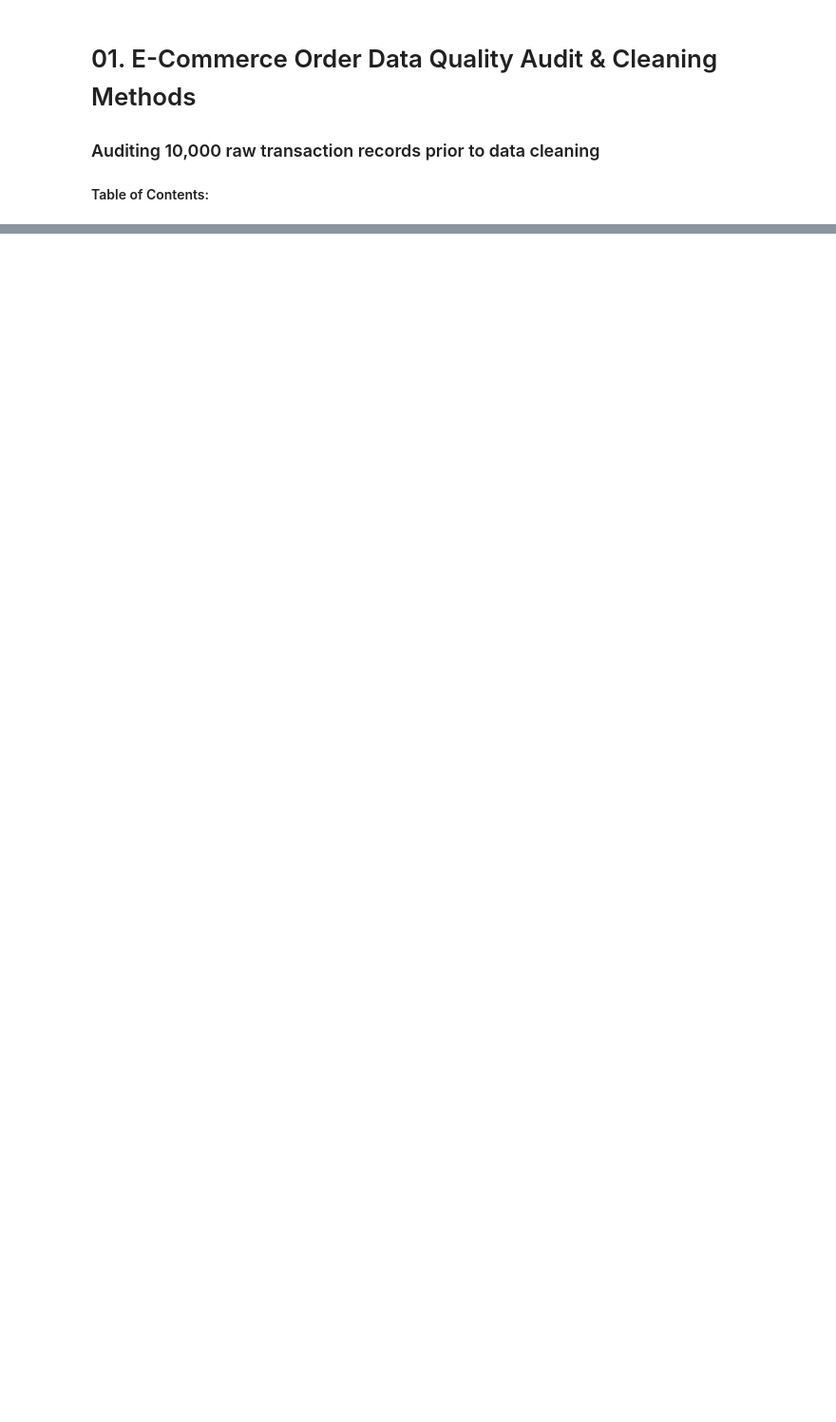
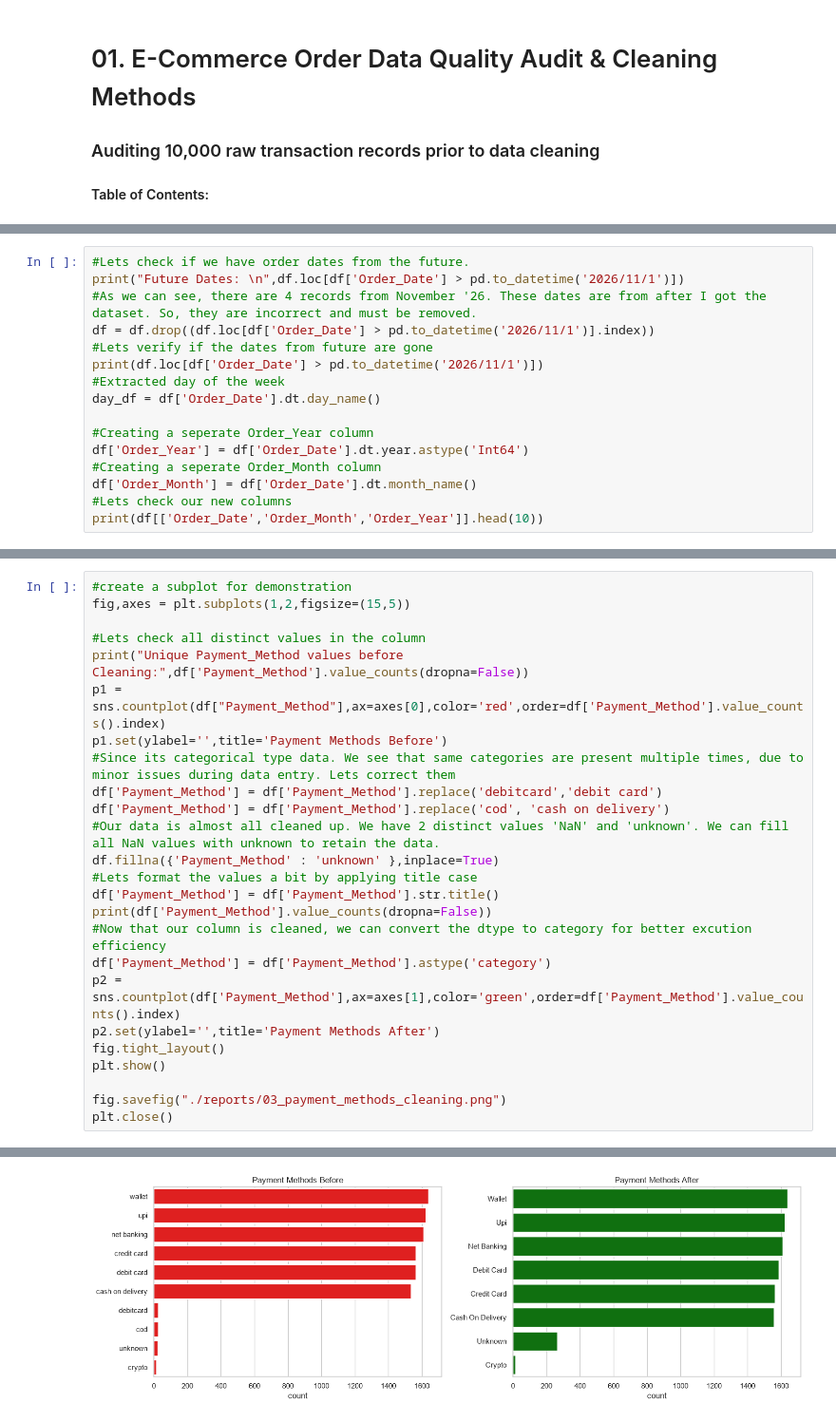
Before and after one commit to dibyajyotisamal/ecommerce-revenue-integrity-pipeline, a Jupyter notebook: notebooks/01_data_quality_check.ipynb, the cells around one changed output, grey strips where cells are left out. Shown at 95% size. Drawn from its saved outputs; the diff is of its cells as text; blank space fills up the shorter version.

```diff
--- a/notebooks/01_data_quality_check.ipynb
+++ b/notebooks/01_data_quality_check.ipynb
@@ -70,0 +372,16 @@ Name: count, dtype: int64
+# %%
+#Lets check if we have order dates from the future.
+print("Future Dates: \n",df.loc[df['Order_Date'] > pd.to_datetime('2026/11/1')])
+#As we can see, there are 4 records from November '26. These dates are from after I got the dataset. So, they are incorrect and must be removed.
+df = df.drop((df.loc[df['Order_Date'] > pd.to_datetime('2026/11/1')].index))
+#Lets verify if the dates from future are gone
+print(df.loc[df['Order_Date'] > pd.to_datetime('2026/11/1')])
+#Extracted day of the week
+day_df = df['Order_Date'].dt.day_name()
+
+#Creating a seperate Order_Year column
+df['Order_Year'] = df['Order_Date'].dt.year.astype('Int64')
+#Creating a seperate Order_Month column
+df['Order_Month'] = df['Order_Date'].dt.month_name()
+#Lets check our new columns
+print(df[['Order_Date','Order_Month','Order_Year']].head(10))
@@ -70,0 +412,26 @@ Name: count, dtype: int64
+# %%
+#create a subplot for demonstration
+fig,axes = plt.subplots(1,2,figsize=(15,5))
+
+#Lets check all distinct values in the column
+print("Unique Payment_Method values before Cleaning:",df['Payment_Method'].value_counts(dropna=False))
+p1 = sns.countplot(df["Payment_Method"],ax=axes[0],color='red',order=df['Payment_Method'].value_counts().index)
+p1.set(ylabel='',title='Payment Methods Before')
+#Since its categorical type data. We see that same categories are present multiple times, due to minor issues during data entry. Lets correct them
+df['Payment_Method'] = df['Payment_Method'].replace('debitcard','debit card')
+df['Payment_Method'] = df['Payment_Method'].replace('cod', 'cash on delivery')
+#Our data is almost all cleaned up. We have 2 distinct values 'NaN' and 'unknown'. We can fill all NaN values with unknown to retain the data.
+df.fillna({'Payment_Method' : 'unknown' },inplace=True)
+#Lets format the values a bit by applying title case
+df['Payment_Method'] = df['Payment_Method'].str.title()
+print(df['Payment_Method'].value_counts(dropna=False))
+#Now that our column is cleaned, we can convert the dtype to category for better excution efficiency
+df['Payment_Method'] = df['Payment_Method'].astype('category')
+p2 = sns.countplot(df['Payment_Method'],ax=axes[1],color='green',order=df['Payment_Method'].value_counts().index)
+p2.set(ylabel='',title='Payment Methods After')
+fig.tight_layout()
+plt.show()
+
+fig.savefig("./reports/03_payment_methods_cleaning.png")
+plt.close()
+# %% [output]
@@ -70,0 +455 @@ Name: count, dtype: int64
+[figure, added]
```
Also changed, not shown: parts of 33 cells of this notebook, 4 other files.
